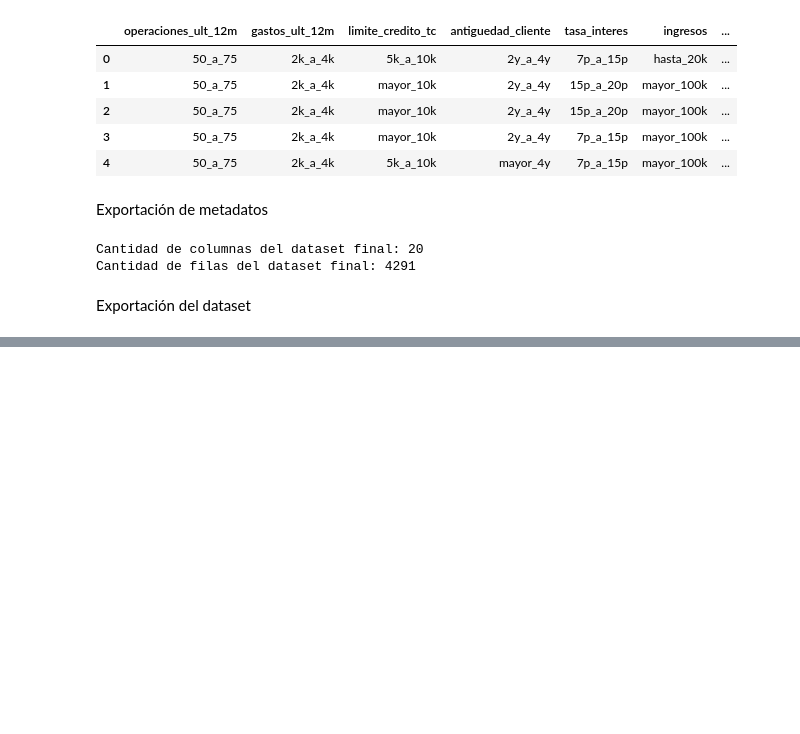
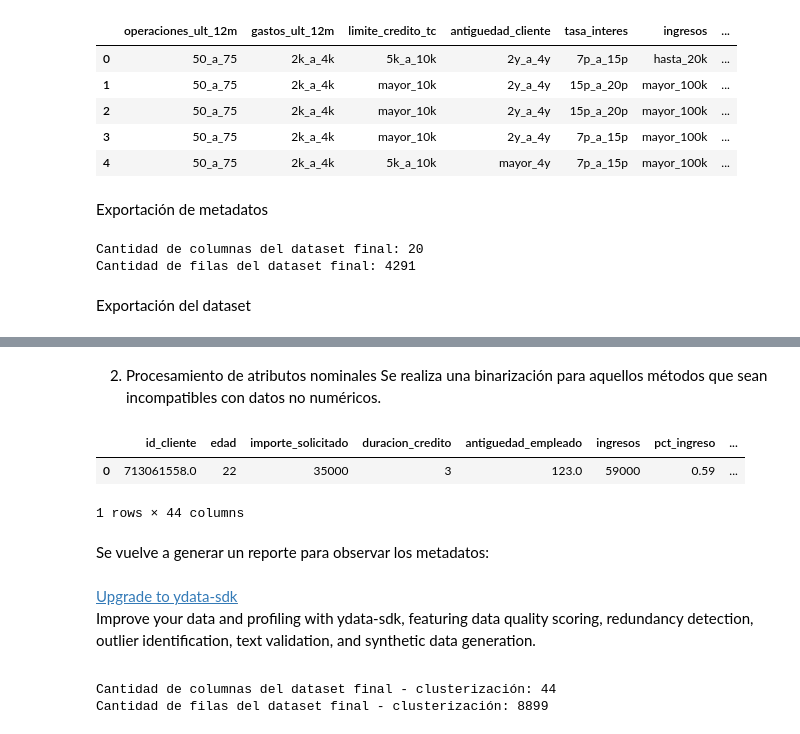
Before and after one commit to mdlidia-coder/13MBID_LidiaM, a Jupyter notebook: notebooks/preparacion-datos/PD01-Transformaciones.ipynb, the cells around one changed output, grey strips where cells are left out. Drawn from its saved outputs; the diff is of its cells as text; code cells hidden in the pictures; blank space fills up the shorter version.

Commit message:
Transformaciones previas a clusterizacion 2

```diff
--- a/notebooks/preparacion-datos/PD01-Transformaciones.ipynb
+++ b/notebooks/preparacion-datos/PD01-Transformaciones.ipynb
@@ -317,0 +321,3 @@ df_integrado.head(1)
+# %%
+df_integrado_c = df_integrado.copy()
+df_integrado_c.head(1)
@@ -529,0 +546,4 @@ df_final.to_csv("../../data/final/datos_finales.csv", sep=';', index=False)
+# %%
+# Filtrado de valores nulos
+df_filtrado = df_integrado_c[(df_integrado_c['tasa_interes'].notnull()) & (df_integrado_c['antiguedad_empleado'].notnull())]
+df_filtrado.info()
@@ -529,0 +568,4 @@ df_final.to_csv("../../data/final/datos_finales.csv", sep=';', index=False)
+# %%
+eliminar = ['regla_pct_ingresos']
+df_filtrado.drop(columns=eliminar, inplace=True, errors='ignore')
+df_filtrado.head(1)
@@ -529,0 +580,26 @@ df_final.to_csv("../../data/final/datos_finales.csv", sep=';', index=False)
+# %% [markdown]
+2. Procesamiento de atributos nominales
+Se realiza una binarización para aquellos métodos que sean incompatibles con datos no numéricos.
+# %%
+data = pd.get_dummies(df_filtrado)
+data.head(1)
+# %% [output]
+|  | id_cliente | edad | importe_solicitado | duracion_credito | antiguedad_empleado | ingresos | pct_ingreso | ... |
+| 0 | 713061558.0 | 22 | 35000 | 3 | 123.0 | 59000 | 0.59 | ... |
+1 rows × 44 columns
+# %% [markdown]
+Se vuelve a generar un reporte para observar los metadatos:
+# %%
+from ydata_profiling import ProfileReport
+
+profile = ProfileReport(data, title="Reporte de preparación de datos - Dataset para clusterización")
+profile.to_file("../../docs/reporte_datos_integrados_clusterizacion.html")
+# %% [output]
+Upgrade to ydata-sdk
+Improve your data and profiling with ydata-sdk, featuring data quality scoring, redundancy detection, outlier identification, text validation, and synthetic data generation.
+# %%
+print(f"Cantidad de columnas del dataset final - clusterización: {data.shape[1]}")
+print(f"Cantidad de filas del dataset final - clusterización: {data.shape[0]}")
+# %% [output]
+Cantidad de columnas del dataset final - clusterización: 44
+Cantidad de filas del dataset final - clusterización: 8899
```
Also changed, not shown: parts of 8 cells of this notebook, 1 other file.
